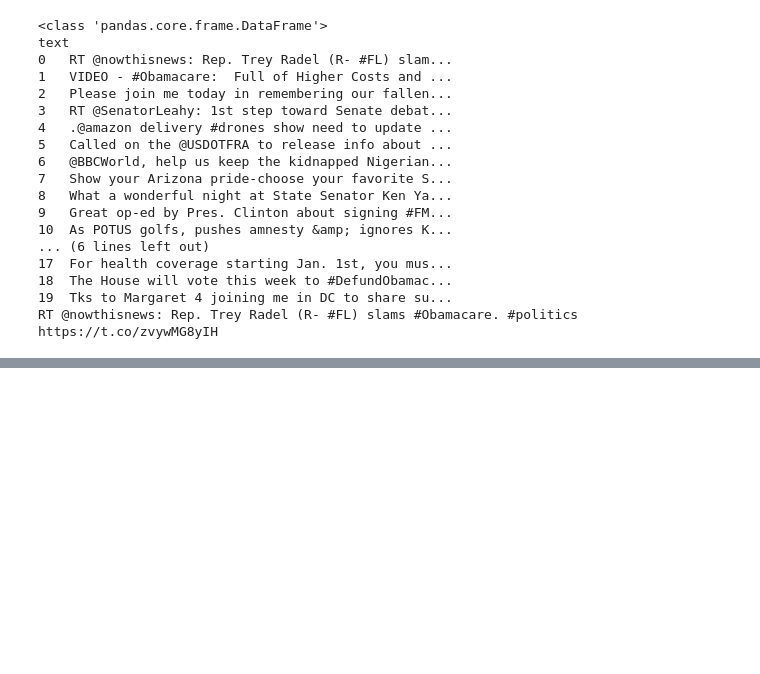
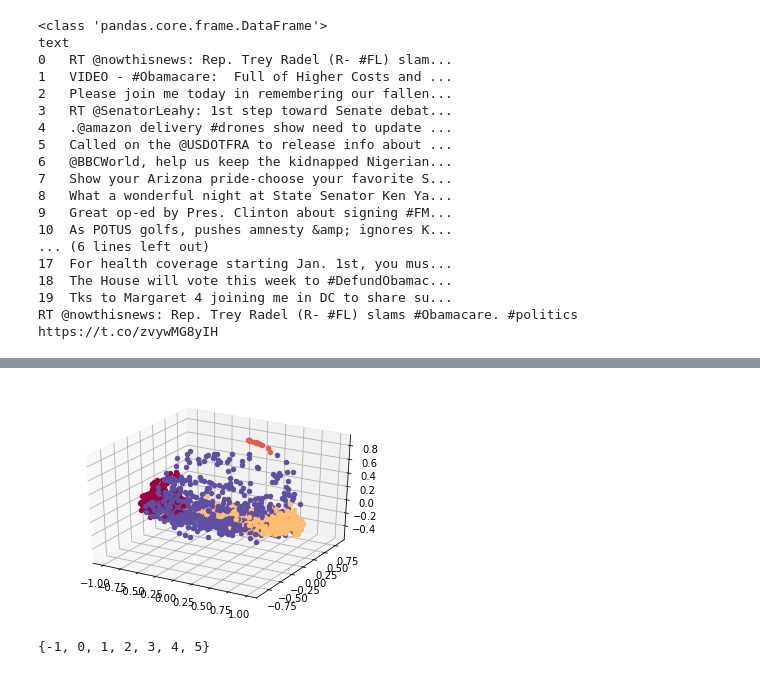
Before and after one commit to OmegaHorizonResearch/undirected-underling, a Jupyter notebook: UU-proto.ipynb, the cells around one changed output, grey strips where cells are left out. Drawn from its saved outputs; the diff is of its cells as text; code cells hidden in the pictures; blank space fills up the shorter version.

```diff
--- a/UU-proto.ipynb
+++ b/UU-proto.ipynb
@@ -74,0 +176,22 @@ text_alpha.head(100)
+# %%
+from sklearn.cluster import DBSCAN
+dbscan = DBSCAN(eps=0.30, min_samples=12,n_jobs=-1,leaf_size=12)
+predictions = dbscan.fit_predict(scores_normed)
+# %%
+predictions = pd.DataFrame(predictions)
+
+labels = dbscan.labels_
+unique_labels = set(labels)
+colors = [plt.cm.Spectral(each) for each in np.linspace(0, 1, len(unique_labels))]
+fig = plt.figure()
+ax = fig.add_subplot(111, projection='3d')
+for point in range(len(scores_normed)):
+#     print(point)
+    cluster = predictions.iloc[point][0]
+    x,y,z = scores_normed.iloc[point][0],scores_normed.iloc[point][1],scores_normed.iloc[point][2]
+    color = colors[cluster]
+
+    ax.scatter(x,y,z, c=color)
+plt.show()
+# %% [output]
+[figure, added]
@@ -74,0 +203,4 @@ text_alpha.head(100)
+# %%
+unique_labels
+# %% [output]
+{-1, 0, 1, 2, 3, 4, 5}
```
Also changed, not shown: parts of 12 cells of this notebook.
